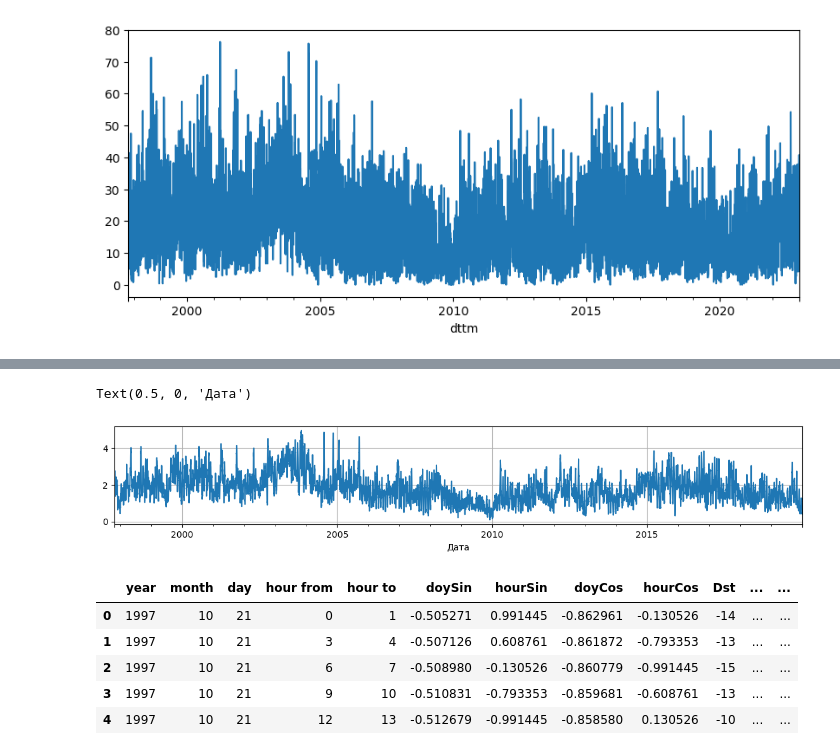
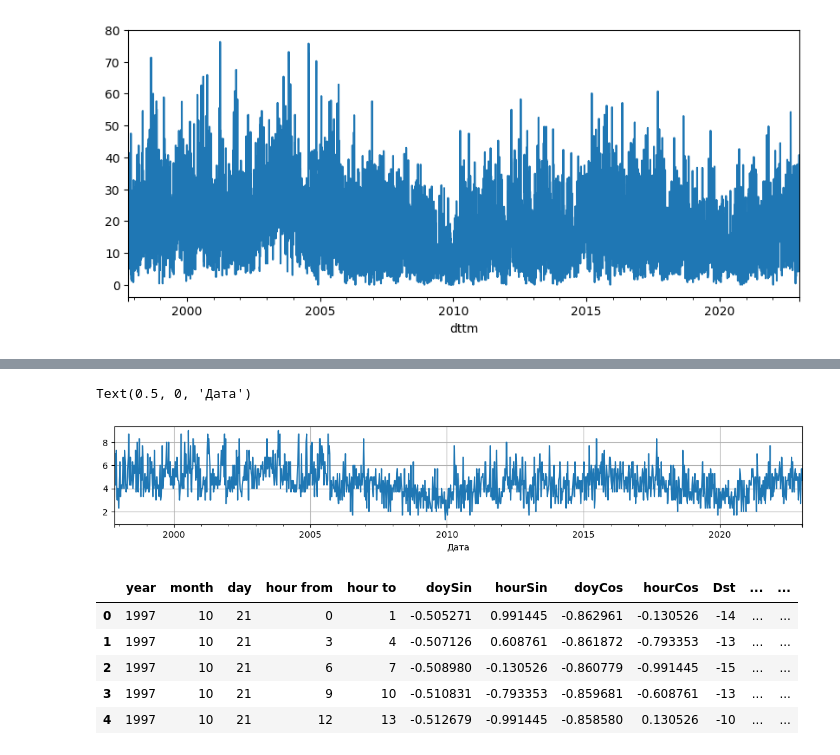
Before and after one commit to oldhroft/kp_research, a Jupyter notebook: notebooks/EDA.ipynb, the cells around one changed output, grey strips where cells are left out. Drawn from its saved outputs; the diff is of its cells as text; code cells hidden in the pictures.

```diff
--- a/notebooks/EDA.ipynb
+++ b/notebooks/EDA.ipynb
@@ -59,19 +59,19 @@ Text(0, 0.5, 'Kp')
 # %%
 (
     data
     .set_index("dttm")["Kp*10"]
     .sort_index()
-    .rolling(7 * 24 // 3)
-    .mean()
+    .groupby(pd.Grouper(level=0, freq="w"))
+    .max()
     .divide(10)
     .plot(figsize=(14,2))
 )
 
 plt.grid()
 plt.xlabel("Дата")
 # %% [output]
 Text(0.5, 0, 'Дата')
-[figure, old version]
+[figure, new version]
 # %%
 data, data_test, categories = read_data(
     './data/All_browse_data_без_погружения_19971021_20230107_с_пропусками.csv')
```
Also changed, not shown: parts of 3 cells of this notebook, 1 other file.
